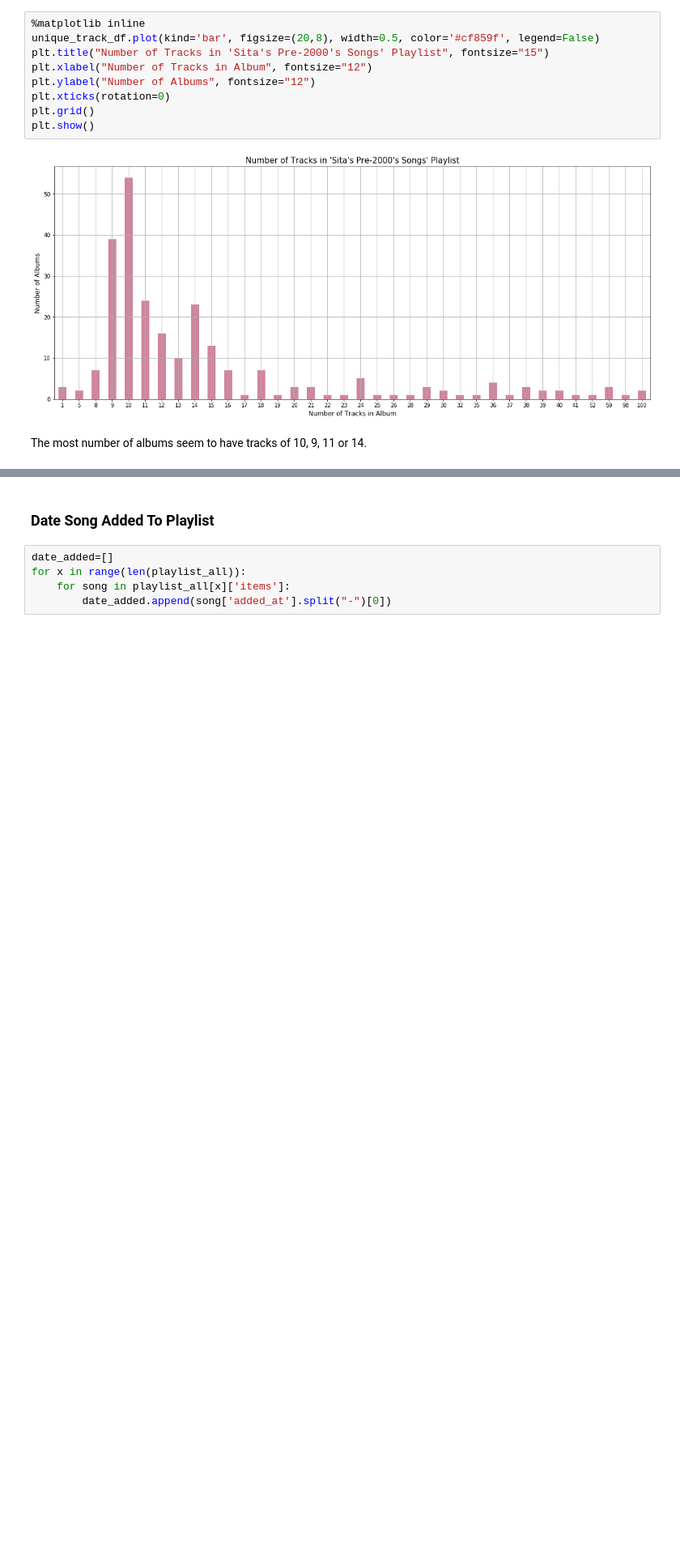
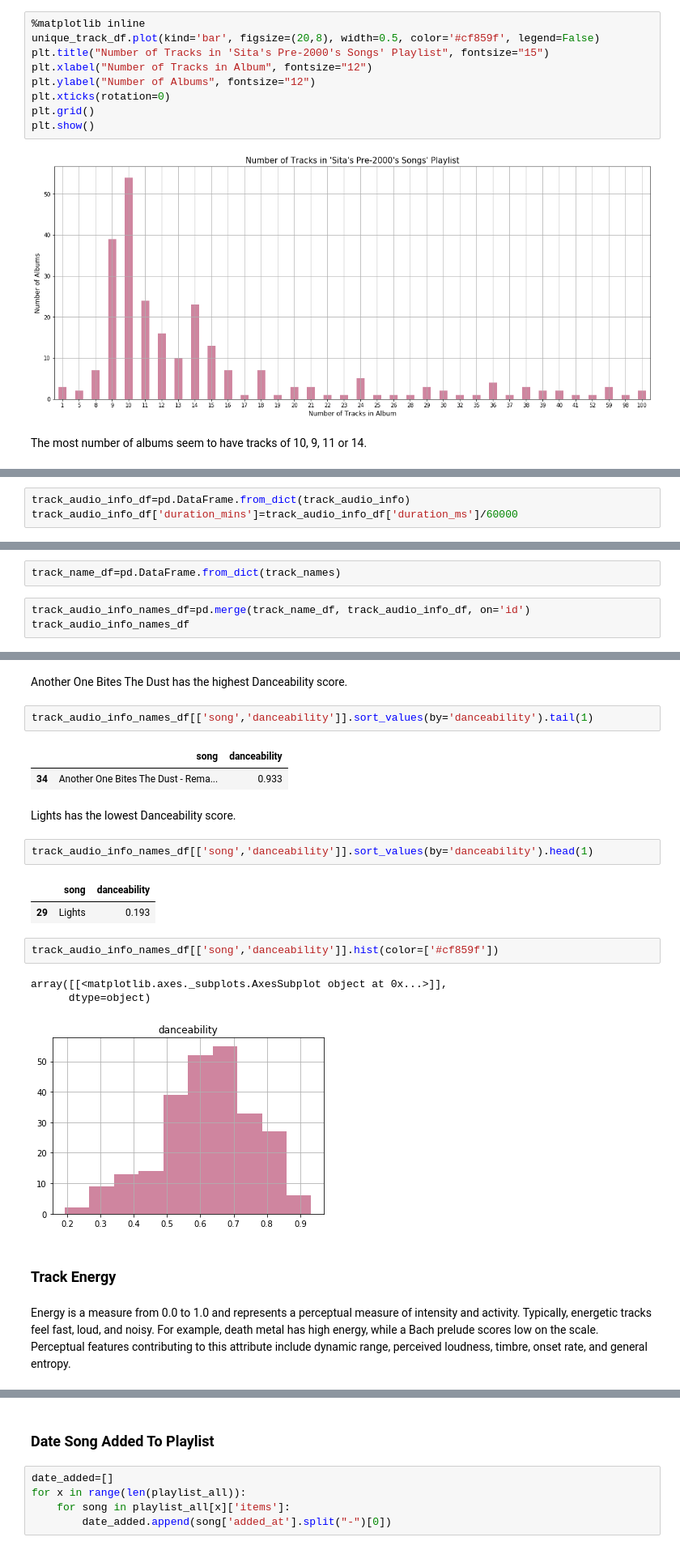
Before and after one commit to pinkdragon1000/Spotify-Analysis, a Jupyter notebook: Spotify Analysis.ipynb, the cells around one changed output, grey strips where cells are left out. Shown at 81% size. Saved outputs shown, nothing was run; the diff lists cells and outputs as text; blank space fills up the shorter version.

```diff
--- a/Spotify Analysis.ipynb
+++ b/Spotify Analysis.ipynb
@@ -246,0 +260,3 @@ The most number of albums seem to have tracks of 10, 9, 11 or 14.
+# %%
+track_audio_info_df=pd.DataFrame.from_dict(track_audio_info)
+track_audio_info_df['duration_mins']=track_audio_info_df['duration_ms']/60000
@@ -246,0 +268,5 @@ The most number of albums seem to have tracks of 10, 9, 11 or 14.
+# %%
+track_name_df=pd.DataFrame.from_dict(track_names)
+# %%
+track_audio_info_names_df=pd.merge(track_name_df, track_audio_info_df, on='id')
+track_audio_info_names_df
@@ -246,0 +309,24 @@ The most number of albums seem to have tracks of 10, 9, 11 or 14.
+# %% [markdown]
+Another One Bites The Dust has the highest Danceability score.
+# %%
+track_audio_info_names_df[['song','danceability']].sort_values(by='danceability').tail(1)
+# %% [output]
+|  | song | danceability |
+| 34 | Another One Bites The Dust - Rema... | 0.933 |
+# %% [markdown]
+Lights has the lowest Danceability score.
+# %%
+track_audio_info_names_df[['song','danceability']].sort_values(by='danceability').head(1)
+# %% [output]
+|  | song | danceability |
+| 29 | Lights | 0.193 |
+# %%
+track_audio_info_names_df[['song','danceability']].hist(color=['#cf859f'])
+# %% [output]
+array([[<matplotlib.axes._subplots.AxesSubplot object at 0x...>]],
+      dtype=object)
+[figure, added]
+# %% [markdown]
+### Track Energy
+# %% [markdown]
+Energy is a measure from 0.0 to 1.0 and represents a perceptual measure of intensity and activity. Typically, energetic tracks feel fast, loud, and noisy. For example, death metal has high energy, while a Bach prelude scores low on the scale. Perceptual features contributing to this attribute include dynamic range, perceived loudness, timbre, onset rate, and general entropy.
```
Also changed, not shown: parts of 79 cells of this notebook.
